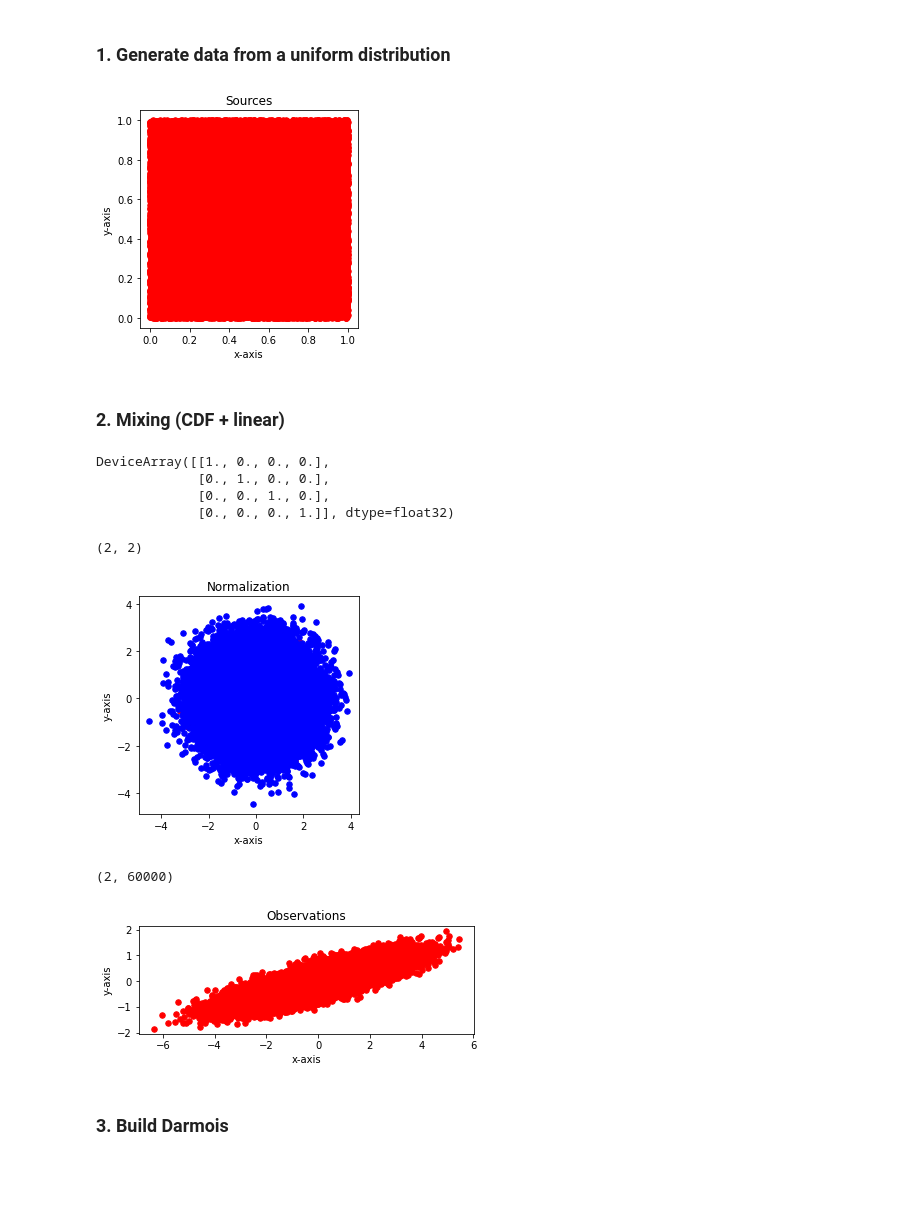
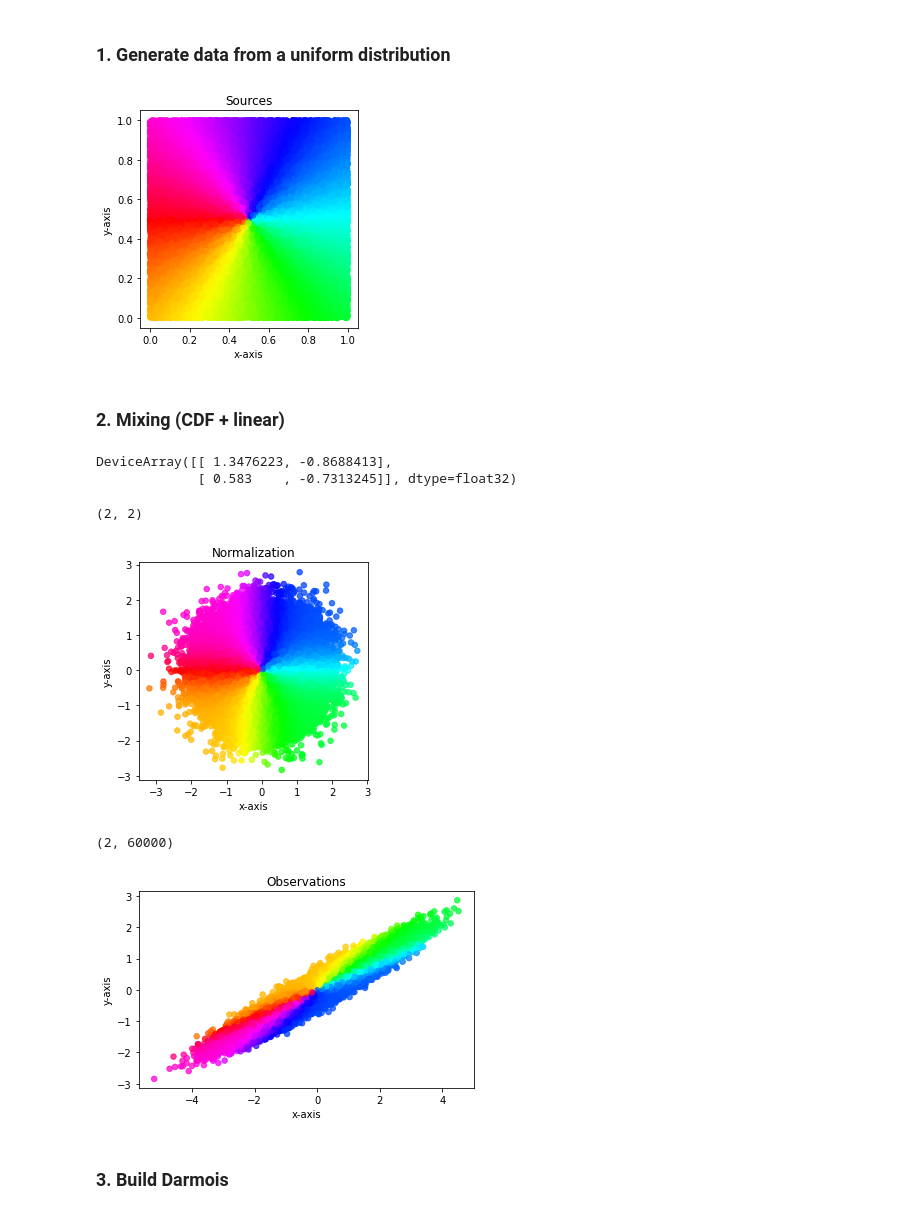
Before and after one commit to lgresele/independent-mechanism-analysis, a Jupyter notebook: 3_closed_form_darmois.ipynb, the cells around one changed output. Saved outputs shown, nothing was run; the diff lists cells and outputs as text; code cells hidden in the pictures; blank space fills up the shorter version.

```diff
--- a/3_closed_form_darmois.ipynb
+++ b/3_closed_form_darmois.ipynb
@@ -49,30 +49,40 @@ from jax import random
 key = random.PRNGKey(0)
 
 S = random.uniform(key, shape=(D, N), minval=0.0, maxval=1.0)
+# %%
+def cart2pol(x, y):
+    rho = np.sqrt(x**2 + y**2)
+    phi = np.arctan2(y, x)
+    return(rho, phi)
+
+_, phi = cart2pol( S[0]-0.5, S[1]-0.5)
+
+colors = phi
 # %%
 # Plot sources
-plt.scatter(S[0], S[1], color='r', s=30)
+plt.scatter(S[0], S[1], c=colors, s=30, alpha=0.75, cmap='hsv')
+# plt.scatter(S[0], S[1], color='r', s=30)
 plt.xlabel('x-axis')
 plt.ylabel('y-axis')
 plt.title('Sources')
 plt.gca().set_aspect('equal', adjustable='box')
 plt.show()
 # %% [output]
-[figure, old version]
+[figure, new version]
 # %% [markdown]
 ### 2. Mixing (CDF + linear)
 # %%
-mean=np.zeros(D*2)
-mean
-cov=np.eye(D*2)
-cov
+# mean=np.zeros(D*2)
+# mean
+# cov=np.eye(D*2)
+# cov
-# %% [output]
-DeviceArray([[1., 0., 0., 0.],
-             [0., 1., 0., 0.],
-             [0., 0., 1., 0.],
-             [0., 0., 0., 1.]], dtype=float32)
 # %%
 A = random.multivariate_normal(key, mean=np.zeros(D*2), cov=np.eye(2*D)).reshape(2,2)
+A = np.sqrt(np.abs(A))*np.sign(A)
+A
+# %% [output]
+DeviceArray([[ 1.3476223, -0.8688413],
+             [ 0.583    , -0.7313245]], dtype=float32)
 # %%
 A.shape
 # %% [output]
@@ -87,15 +97,15 @@ S_normal = special.erfinv(S*2.0-1.0)
 Norm = random.multivariate_normal(key, mean=np.zeros(D), cov=np.eye(D), shape=[N]).T
 # %%
 # Plot observations
-plt.scatter(S_normal[0], S_normal[1], color='r', s=30)
-plt.scatter(Norm[0], Norm[1], color='blue', s=30)
+plt.scatter(S_normal[0], S_normal[1], c=colors, s=30, alpha=0.75, cmap='hsv')
+# plt.scatter(Norm[0], Norm[1], color='blue', s=30)
 plt.xlabel('x-axis')
 plt.ylabel('y-axis')
 plt.title('Normalization')
 plt.gca().set_aspect('equal', adjustable='box')
 plt.show()
 # %% [output]
-[figure, old version]
+[figure, new version]
 # %%
 Norm.shape
 # %% [output]
@@ -106,14 +116,14 @@ X = A @ S_normal # * 2
 # X = A @ Norm
 # %%
 # Plot observations
-plt.scatter(X[0], X[1], color='r', s=30)
+plt.scatter(X[0], X[1], c=colors, s=30, alpha=0.75, cmap='hsv')
 plt.xlabel('x-axis')
 plt.ylabel('y-axis')
 plt.title('Observations')
 plt.gca().set_aspect('equal', adjustable='box')
 plt.show()
 # %% [output]
-[figure, old version]
+[figure, new version]
 # %% [markdown]
 ### 3. Build Darmois
 # %%
```
Also changed, not shown: parts of 18 cells of this notebook.
